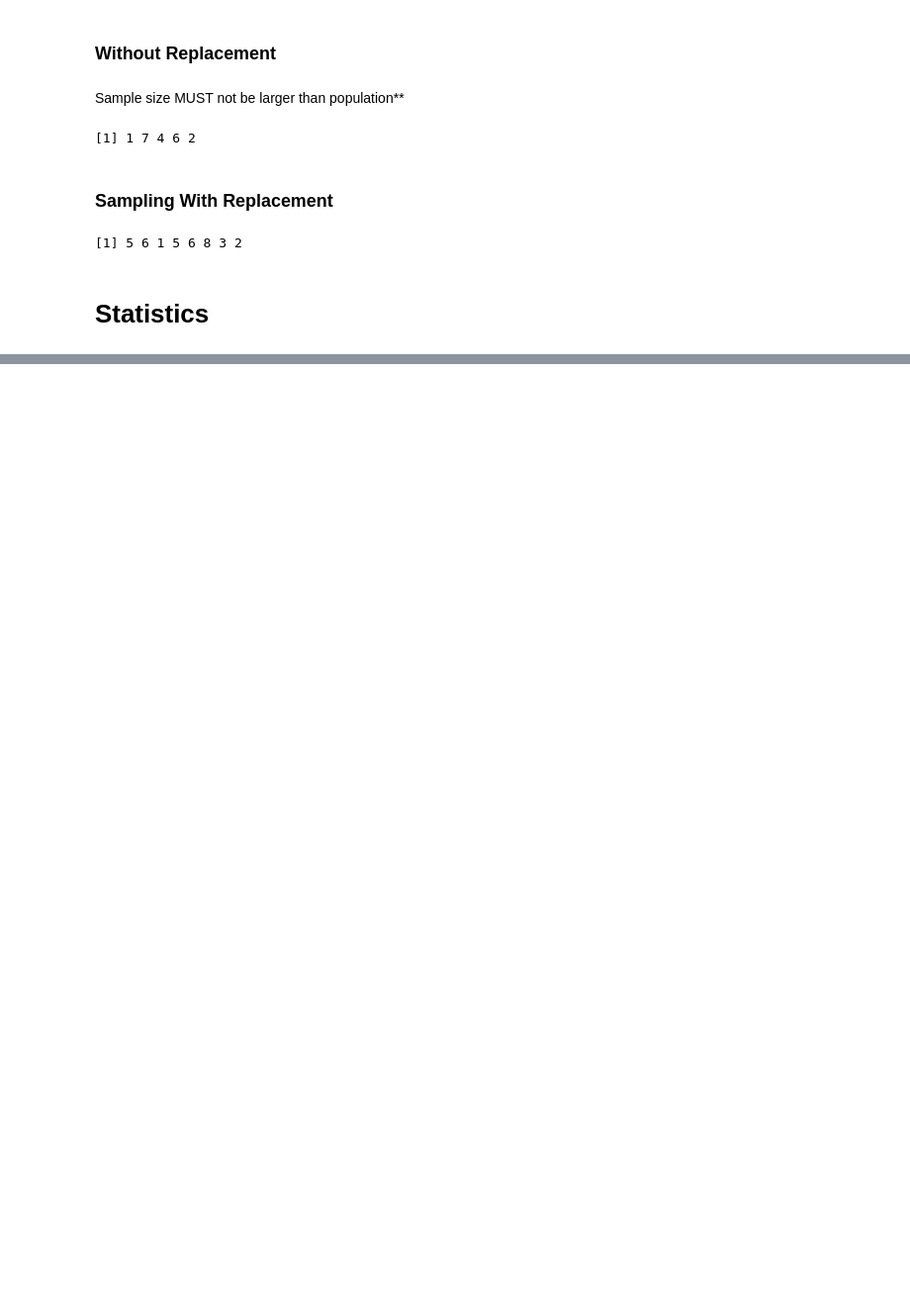
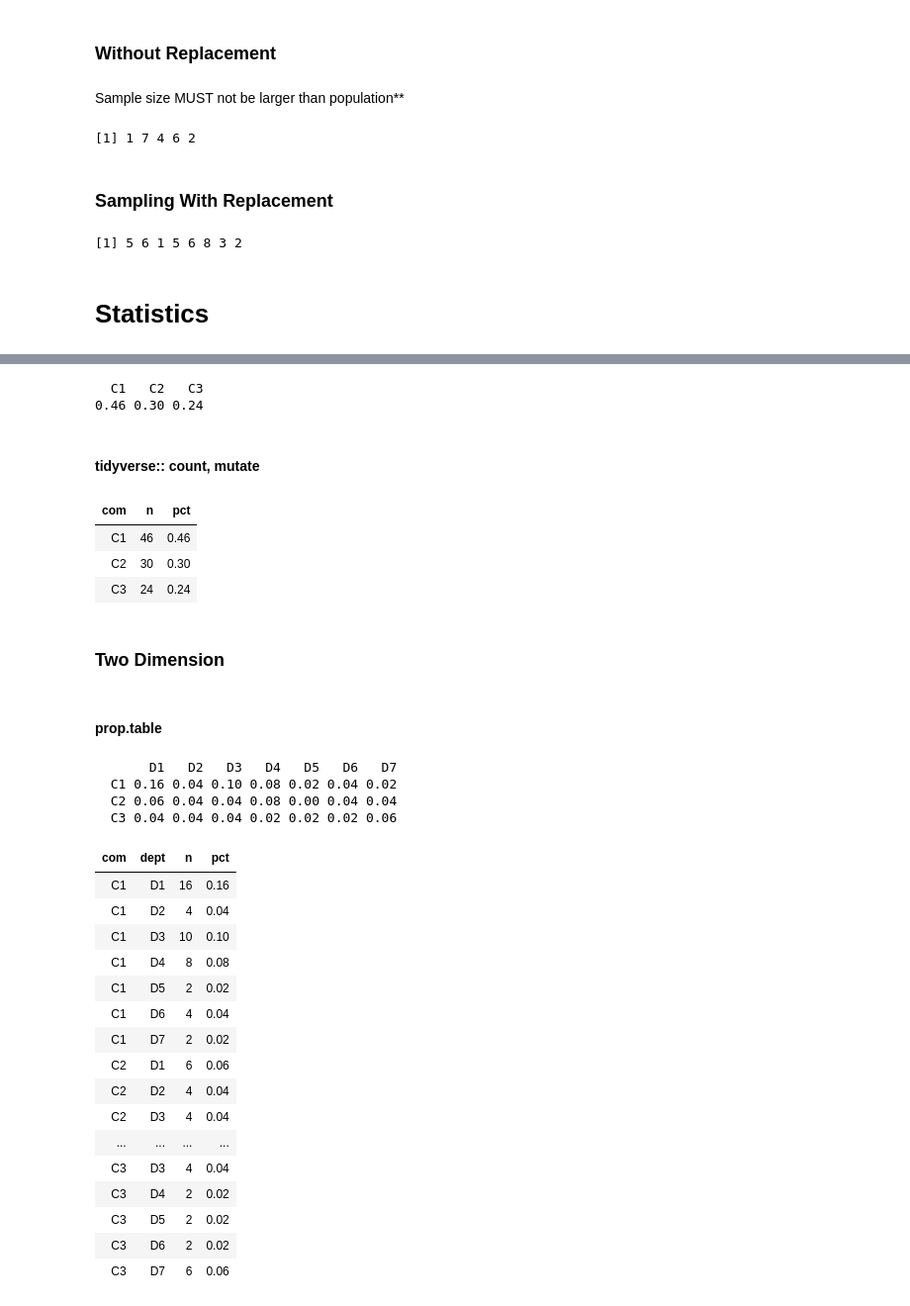
Before and after one commit to yongks/r_book, a Jupyter notebook: 01-fundamental.ipynb, the cells around one changed output, grey strips where cells are left out. Shown at 99% size. Cells and saved outputs as stored; diff of their text form; code cells hidden in the pictures; blank space fills up the shorter version.

```diff
--- a/01-fundamental.ipynb
+++ b/01-fundamental.ipynb
@@ -1105,0 +1197,10 @@ summary( mtcars )
+# %%
+set.seed(1234)
+my.df = data.frame(
+  com  = paste('C',sample(1:3, 50, replace = T),sep=''),
+  dept = paste('D',sample(1:7, 50, replace = T),sep=''),
+  x1 = rnorm(1:100, mean = 50, sd = 5),
+  x2 = rnorm(1:100, mean = 20, sd = 3),
+  x3 = rnorm(1:100, mean =  5, sd = 1),
+  stringsAsFactors = F
+)
@@ -1105,0 +1319,51 @@ summary( mtcars )
+# %%
+t1 = table(my.df$com)
+prop.table( t1 )
+# %% [output]
+  C1   C2   C3
+0.46 0.30 0.24
+# %% [markdown]
+#### tidyverse:: count, mutate
+# %%
+my.df %>% count(com) %>%
+  mutate(pct=n/sum(n))
+# %% [output]
+| com | n | pct |
+| C1 | 46 | 0.46 |
+| C2 | 30 | 0.30 |
+| C3 | 24 | 0.24 |
+# %% [markdown]
+### Two Dimension
+# %% [markdown]
+#### prop.table
+# %%
+t2 = table(my.df$com, my.df$dep)
+prop.table(t2)
+# %% [output]
+       D1   D2   D3   D4   D5   D6   D7
+  C1 0.16 0.04 0.10 0.08 0.02 0.04 0.02
+  C2 0.06 0.04 0.04 0.08 0.00 0.04 0.04
+  C3 0.04 0.04 0.04 0.02 0.02 0.02 0.06
+# %%
+my.df %>% group_by(com, dept) %>%
+    summarize ()
+    mutate(pct=n/sum(n))
+#  spread(key=dept, value=pct)
+# %% [output]
+| com | dept | n | pct |
+| C1 | D1 | 16 | 0.16 |
+| C1 | D2 | 4 | 0.04 |
+| C1 | D3 | 10 | 0.10 |
+| C1 | D4 | 8 | 0.08 |
+| C1 | D5 | 2 | 0.02 |
+| C1 | D6 | 4 | 0.04 |
+| C1 | D7 | 2 | 0.02 |
+| C2 | D1 | 6 | 0.06 |
+| C2 | D2 | 4 | 0.04 |
+| C2 | D3 | 4 | 0.04 |
+| ... | ... | ... | ... |
+| C3 | D3 | 4 | 0.04 |
+| C3 | D4 | 2 | 0.02 |
+| C3 | D5 | 2 | 0.02 |
+| C3 | D6 | 2 | 0.02 |
+| C3 | D7 | 6 | 0.06 |
```
Also changed, not shown: parts of 100 cells of this notebook, 5 other files.
